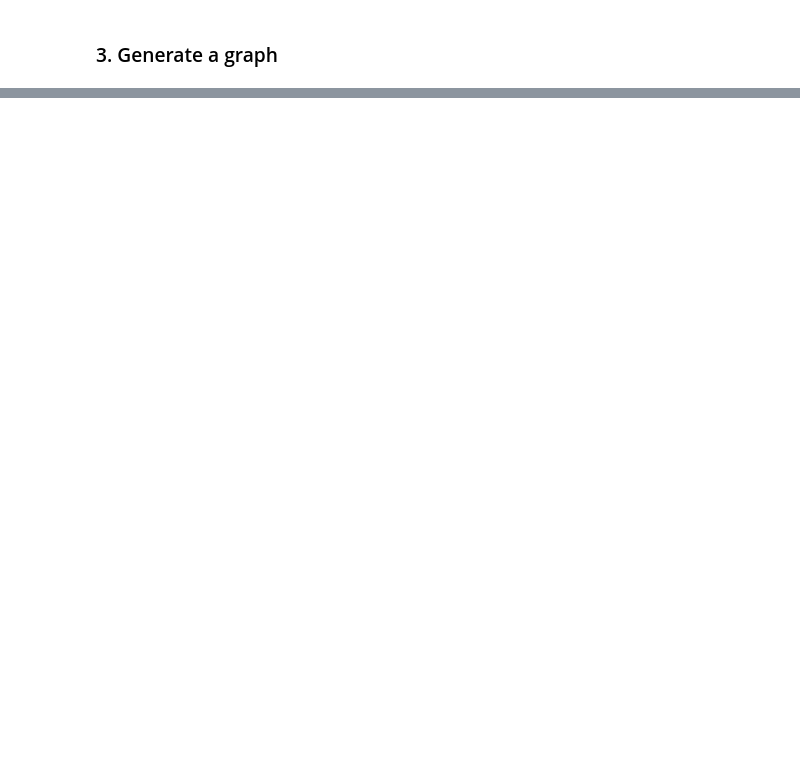
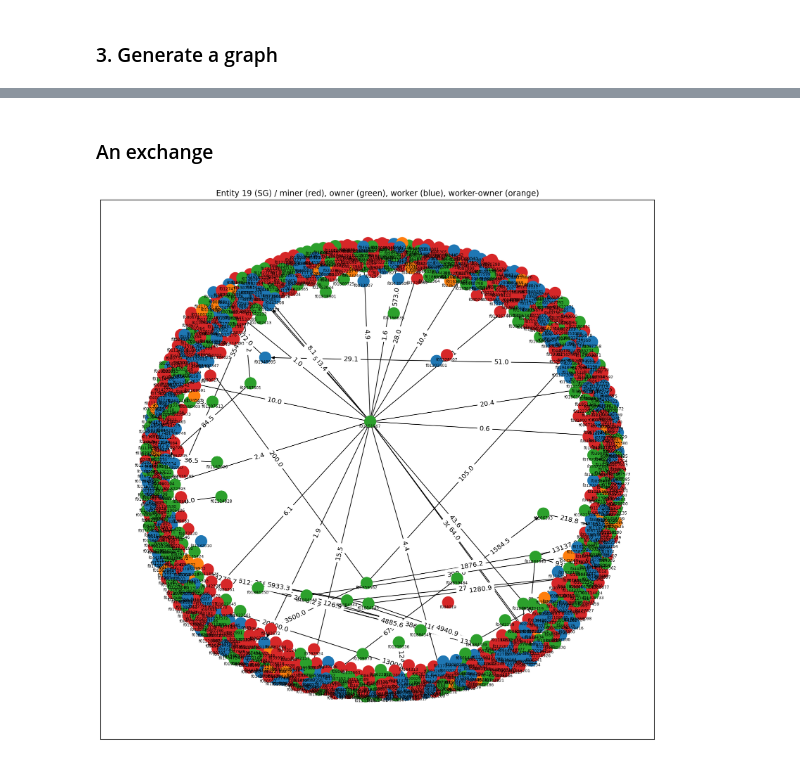
Before and after one commit to beng-starboard/filecoin-miner-network, a Jupyter notebook: notebooks/Token flow.ipynb, the cells around one changed output, grey strips where cells are left out. Saved outputs shown, nothing was run; the diff lists cells and outputs as text; code cells hidden in the pictures; blank space fills up the shorter version.

```diff
--- a/notebooks/Token flow.ipynb
+++ b/notebooks/Token flow.ipynb
@@ -127,0 +174,51 @@ Interestingly, there is no flow between the entities. There should be, in princi
+# %% [markdown]
+### An exchange
+# %%
+entity_idx = 19
+flows = df[df.from_entity == entity_idx][['from_id', 'to_id', 'value']].groupby(['from_id', 'to_id']).sum()
+
+all_nodes_in_selected_entity = relationship_df.associated_nodes[entity_idx][1:-1].split(',')
+all_nodes_in_selected_entity = [''.join(e for e in nie if e.isalnum()) for nie in all_nodes_in_selected_entity]
+
+G = nx.DiGraph()
+G.add_nodes_from(all_nodes_in_selected_entity)
+
+for i in range(len(flows)):
+    weight = np.round(flows.iloc[i].value, 1)
+    from_id, to_id = flows.iloc[i].name
+    if (from_id, to_id) in G.edges():
+        # If the edge already exists, add to the edge
+        current_weight = list(G.edges().data())[i][-1]['weight']
+        G.add_edge(from_id, to_id, weight=current_weight + weight)
+    else: # If the edge doesn't exist, just add the weight
+        G.add_edge(from_id, to_id, weight=weight)
+
+color_map = []
+for node in G.nodes:
+    if node in worker_lookup_df.miner_id.values:
+        color_map.append('C3')
+    else:
+        if (node in worker_lookup_df.owner_id.values) and (node in worker_lookup_df.worker_id.values):
+                color_map.append('C1')
+        else:
+            if node in worker_lookup_df.owner_id.values:
+                color_map.append('C2')
+            else:
+                color_map.append('C0')
+
+plt.figure(figsize=(15,15))
+pos = nx.spring_layout(G)
+grafo_labels = nx.get_edge_attributes(G,'weight')
+nx.draw_networkx_nodes(G, pos, node_color=color_map)
+nx.draw_networkx_edges(G, pos)
+edges_label = nx.draw_networkx_edge_labels(G, pos, edge_labels = grafo_labels)
+
+for node, (x, y) in pos.items():
+    plt.text(x, y-0.02, node, fontsize=6, ha='center', va='center')
+
+try:
+    plt.title('Entity %s (%s) / miner (red), owner (green), worker (blue), worker-owner (orange)' % (entity_idx, stats.mode(df[df.from_entity == entity_idx].from_country.unique()).mode[0]))
+except:
+    plt.title('Entity %s / miner (red), owner (green), worker (blue), worker-owner (orange)' % (entity_idx))
+# %% [output]
+[figure, added]
```
Also changed, not shown: parts of 14 cells of this notebook.
